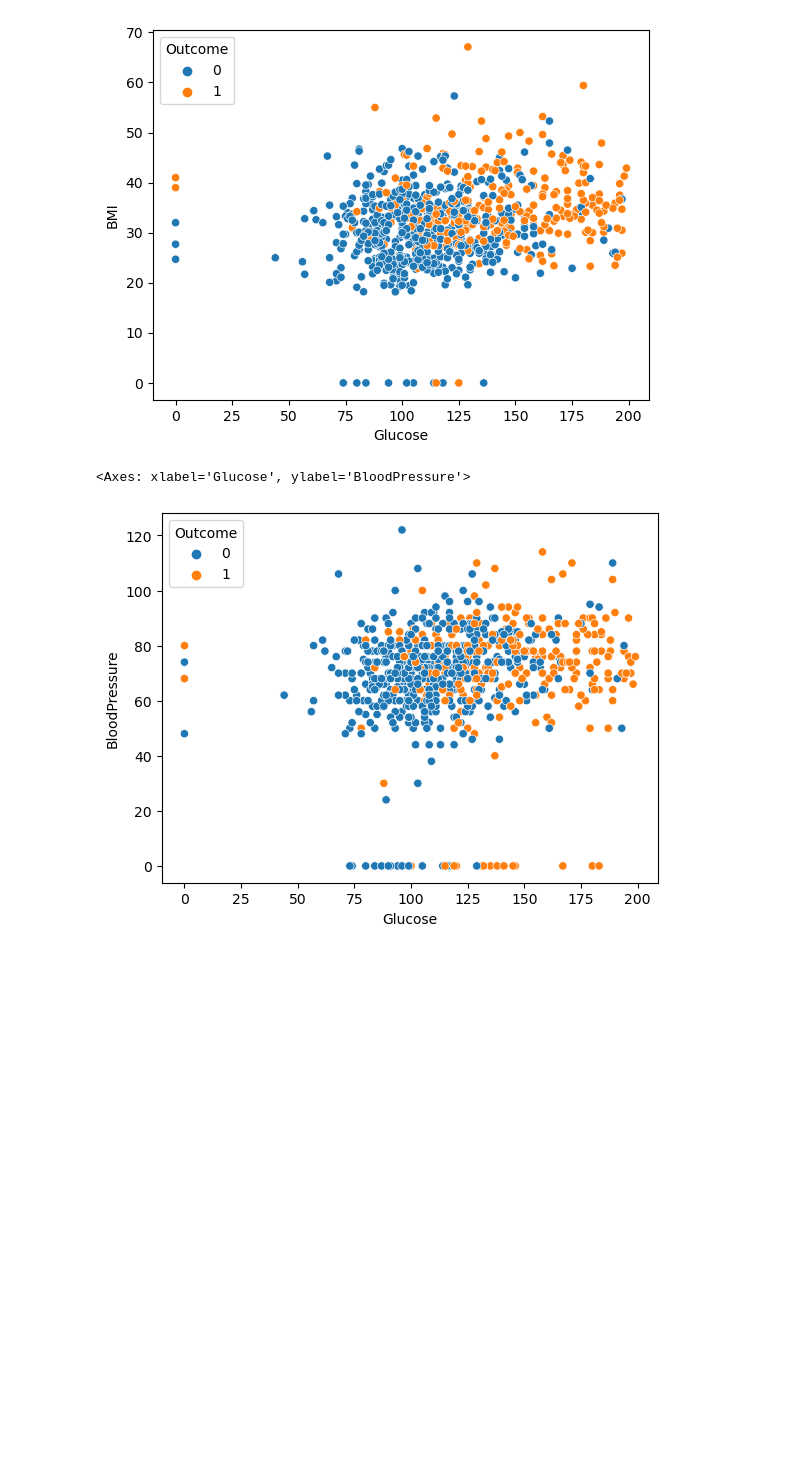
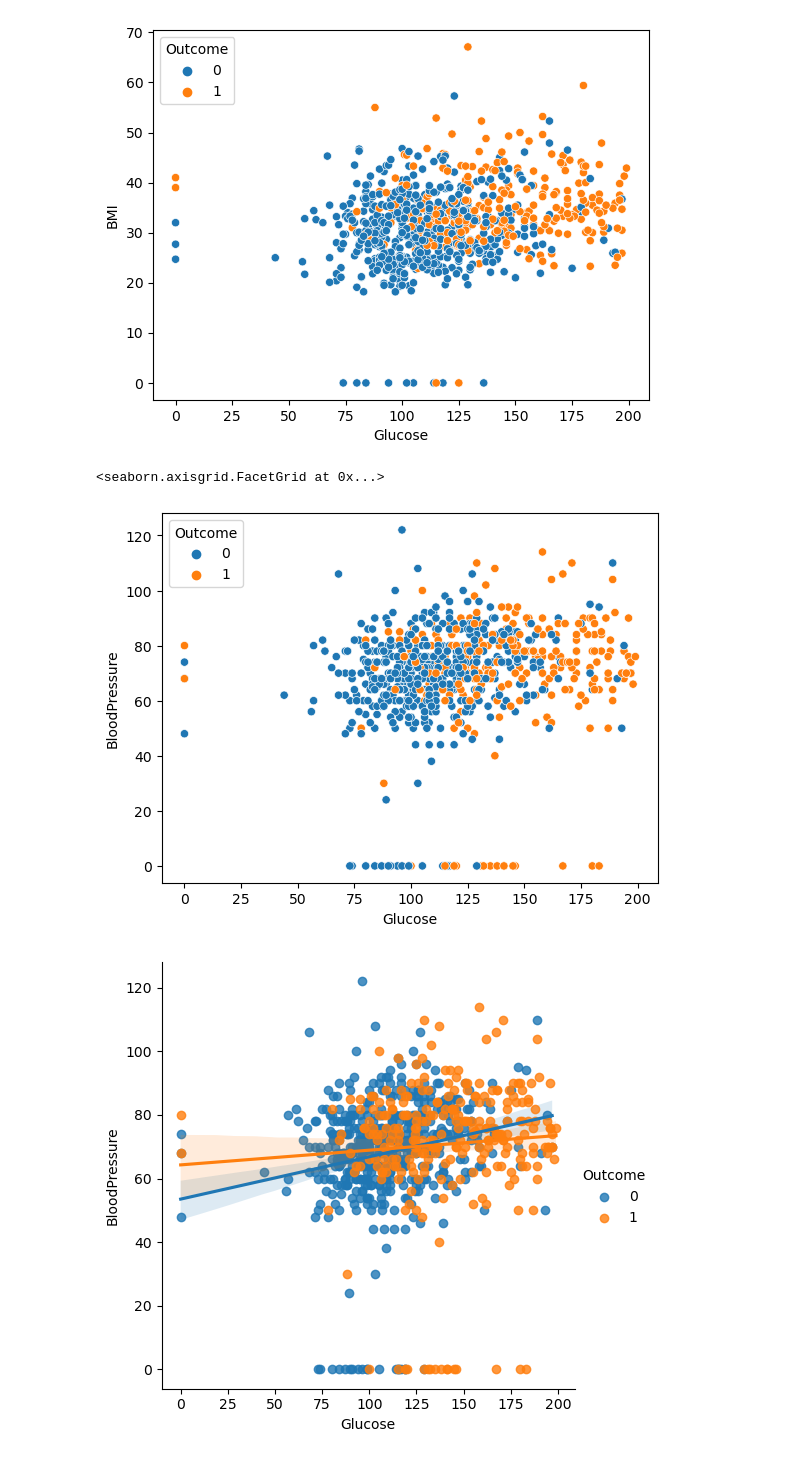
Before and after one commit to hgarg1/Yash_Interview, a Jupyter notebook: Yash_Interview.ipynb, the cells around one changed output. Cells and saved outputs as stored; diff of their text form; code cells hidden in the pictures; blank space fills up the shorter version.

```diff
--- a/Yash_Interview.ipynb
+++ b/Yash_Interview.ipynb
@@ -89,9 +96,11 @@ sns.scatterplot(data=df, x="Glucose", y="BMI", hue="Outcome")
 [figure]
 # %%
 sns.scatterplot(data=df, x="Glucose", y="BloodPressure", hue="Outcome")
+sns.lmplot(data=df, x="Glucose", y="BloodPressure", hue="Outcome")
 # %% [output]
-<Axes: xlabel='Glucose', ylabel='BloodPressure'>
+<seaborn.axisgrid.FacetGrid at 0x...>
 [figure]
+[figure, added]
 # %%
 knn = KNeighborsClassifier(n_neighbors = 5)
 x_train, x_test, y_train, y_test = train_test_split(df[['Pregnancies', 'Glucose', 'BloodPressure','SkinThickness', 'Insulin', 'BMI', 'DiabetesPedigreeFunction', 'Age']], df['Outcome'])
```
Also changed, not shown: parts of 6 cells of this notebook.
